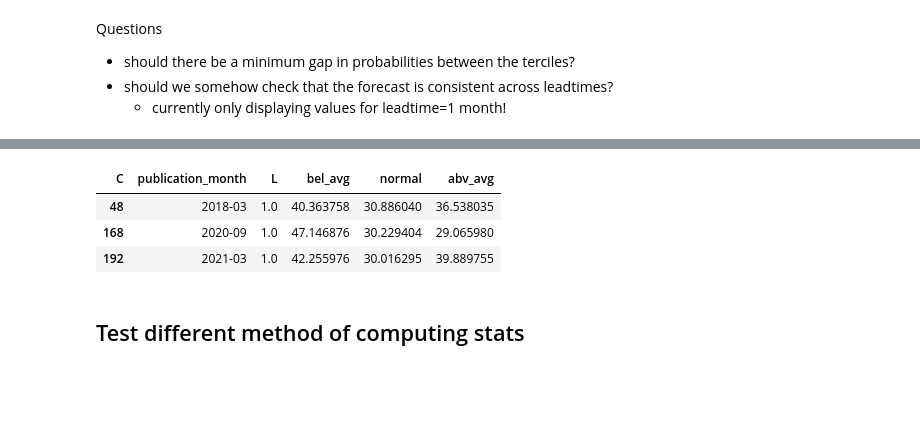
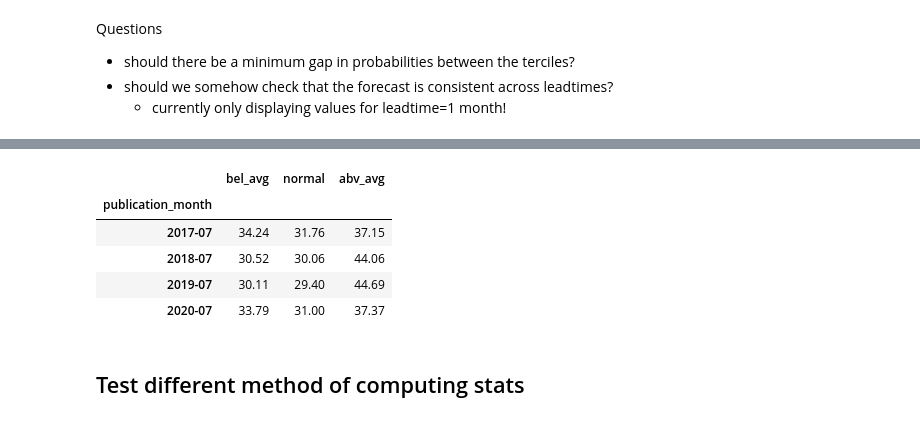
Before and after one commit to OCHA-DAP/pa-anticipatory-action, a Jupyter notebook: analyses/bfa/notebooks/_build/jupyter_execute/bfa_seas_bavg_iriforecast.ipynb, the cells around one changed output, grey strips where cells are left out. Cells and saved outputs as stored; diff of their text form; code cells hidden in the pictures; blank space fills up the shorter version.

```diff
--- a/analyses/bfa/notebooks/_build/jupyter_execute/bfa_seas_bavg_iriforecast.ipynb
+++ b/analyses/bfa/notebooks/_build/jupyter_execute/bfa_seas_bavg_iriforecast.ipynb
@@ -433,10 +455,12 @@ stats_region_10perc_40th_l1.drop("L",axis=1).set_index(["publication_month"]).st
-# %%
-stats_region_10perc_l1[stats_region_10perc.bel_avg>=40]
-# %% [output]
-| C | publication_month | L | bel_avg | normal | abv_avg |
-| 48 | 2018-03 | 1.0 | 40.363758 | 30.886040 | 36.538035 |
-| 168 | 2020-09 | 1.0 | 47.146876 | 30.229404 | 29.065980 |
-| 192 | 2021-03 | 1.0 | 42.255976 | 30.016295 | 39.889755 |
+# %%
+stats_region_10perc_l1[stats_region_10perc_l1.publication_month.dt.month.isin([7])].drop("L",axis=1).set_index(["publication_month"]).style.apply(highlight_max,axis=1).set_precision(2)
+# %% [output]
+|  | bel_avg | normal | abv_avg |
+| publication_month |  |  |  |
+| 2017-07 | 34.24 | 31.76 | 37.15 |
+| 2018-07 | 30.52 | 30.06 | 44.06 |
+| 2019-07 | 30.11 | 29.40 | 44.69 |
+| 2020-07 | 33.79 | 31.00 | 37.37 |
 # %% [markdown]
 ## Test different method of computing stats
 # %%
```
Also changed, not shown: parts of 14 cells of this notebook, 15 other files.
